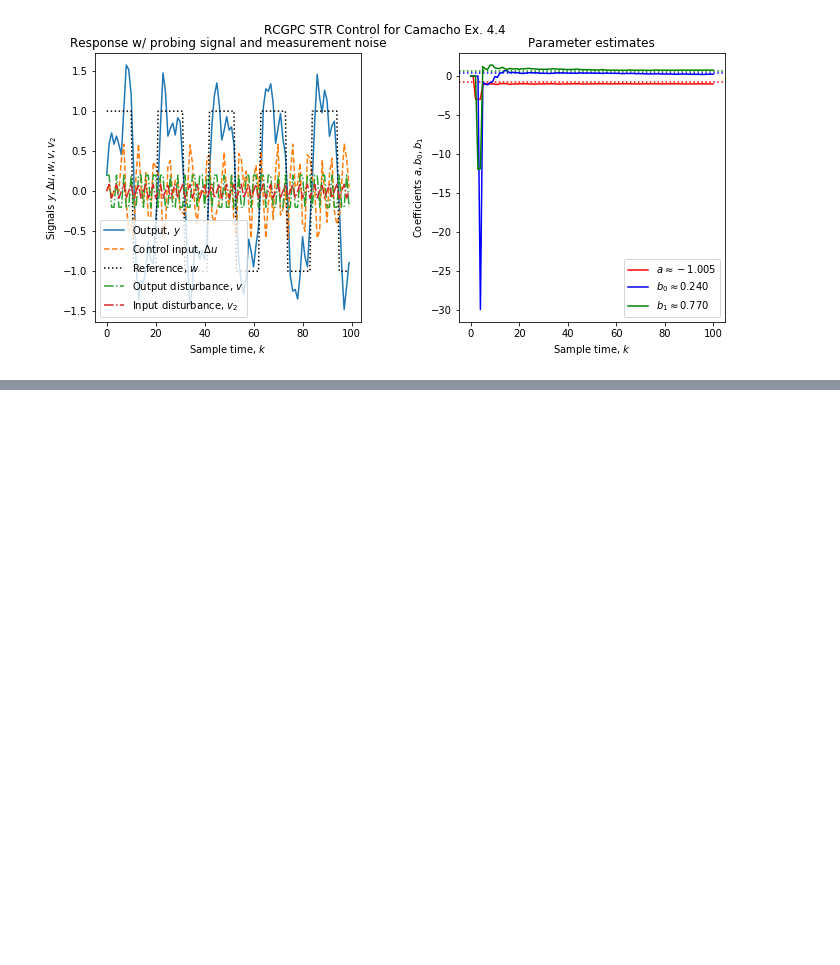
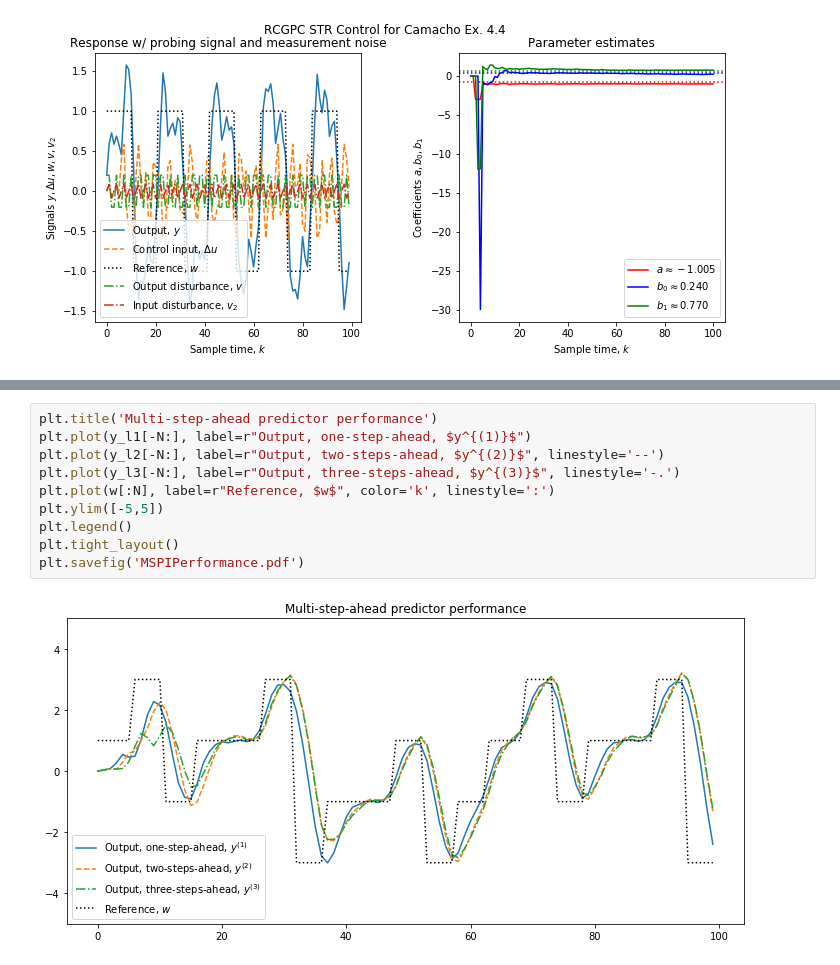
Before and after one commit to helkebir/Advance-Computer-Control-Homework, a Jupyter notebook: HW10/RCGPC-MSPI.ipynb, the cells around one changed output, grey strips where cells are left out. Drawn from its saved outputs; the diff is of its cells as text; blank space fills up the shorter version.

```diff
--- a/HW10/RCGPC-MSPI.ipynb
+++ b/HW10/RCGPC-MSPI.ipynb
@@ -904,0 +1034,12 @@ plt.savefig("RCGPCWithProbingWithNoise.pdf")
+# %%
+plt.title('Multi-step-ahead predictor performance')
+plt.plot(y_l1[-N:], label=r"Output, one-step-ahead, $y^{(1)}$")
+plt.plot(y_l2[-N:], label=r"Output, two-steps-ahead, $y^{(2)}$", linestyle='--')
+plt.plot(y_l3[-N:], label=r"Output, three-steps-ahead, $y^{(3)}$", linestyle='-.')
+plt.plot(w[:N], label=r"Reference, $w$", color='k', linestyle=':')
+plt.ylim([-5,5])
+plt.legend()
+plt.tight_layout()
+plt.savefig('MSPIPerformance.pdf')
+# %% [output]
+[figure, added]
```
Also changed, not shown: parts of 2 cells of this notebook, 7 other files.
